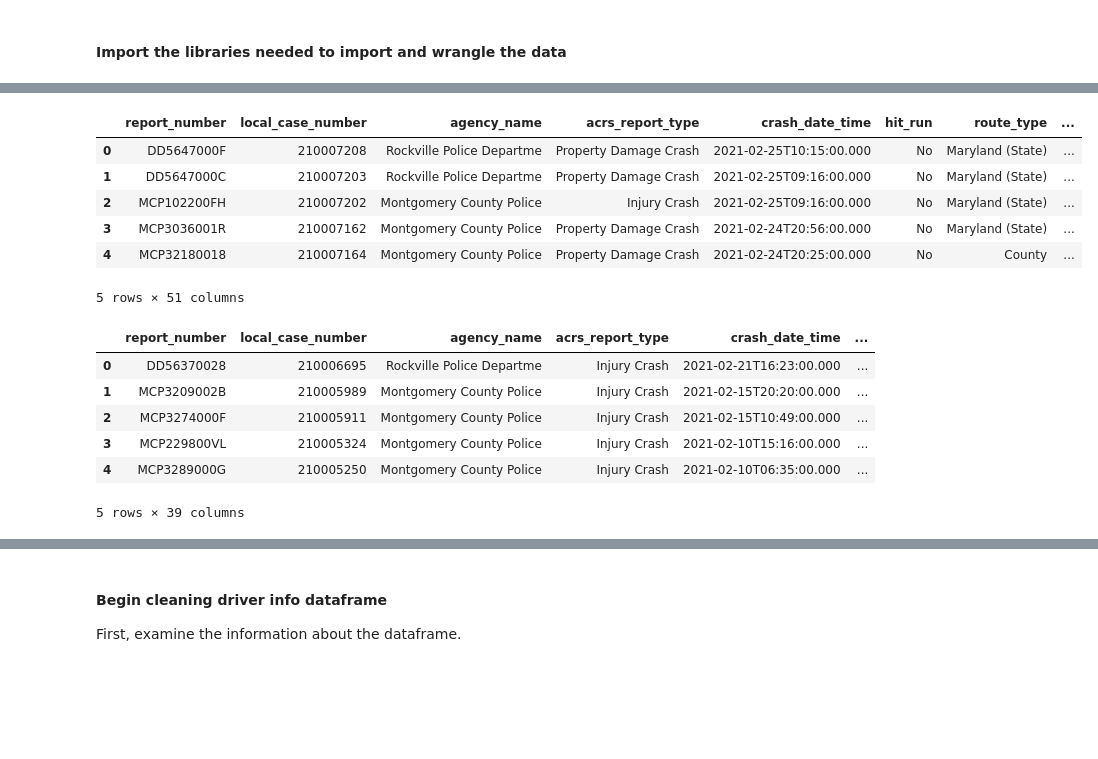
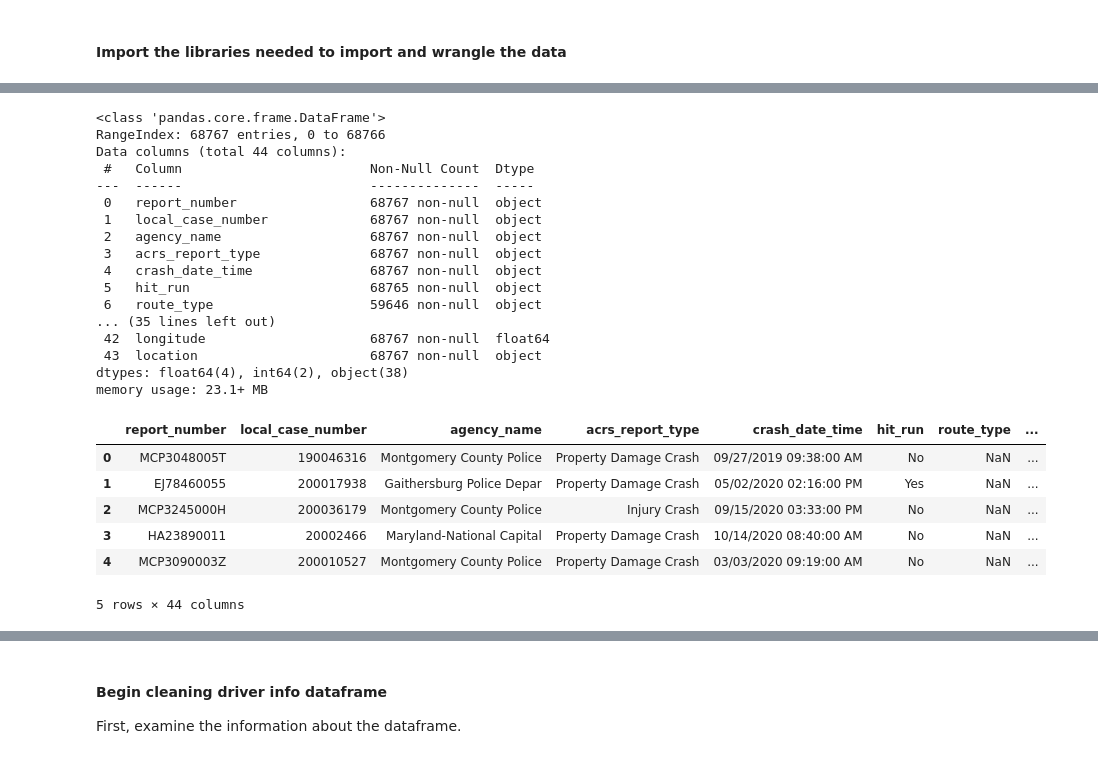
Before and after one commit to MEGlantz/Data205, a Jupyter notebook: visionzerodata.ipynb, the cells around one changed output, grey strips where cells are left out. Saved outputs shown, nothing was run; the diff lists cells and outputs as text; code cells hidden in the pictures; blank space fills up the shorter version.

```diff
--- a/visionzerodata.ipynb
+++ b/visionzerodata.ipynb
@@ -26,22 +58,40 @@ driverdf.head()
+# %%
+# Set column names for consistency
+
+col_names_incidentsdf = ['report_number', 'local_case_number', 'agency_name', 'acrs_report_type', 'crash_date_time', 'hit_run','route_type',
+                     'mile_point', 'mile_point_direction', 'lane_direction', 'lane_number', 'lane_type', 'number_of_lanes', 'direction', 'distance',
+                     'distance_unit', 'road_grade', 'nontraffic', 'road_name', 'cross_street_type', 'cross_street_name', 'off_road_description', 'municipality', 'related_non_motorist',
+                     'at_fault', 'collision_type', 'weather', 'surface_condition', 'light', 'traffic_control', 'driver_substance_abuse', 'non_motorist_substance_abuse',
+                     'first_harmful_event', 'second_harmful_event', 'fixed_object_struck','junction', 'intersection_type', 'intersection_area',
+                     'road_alignment', 'road_condition', 'road_division', 'latitude', 'longitude', 'location']
 # %%
-incidentsdf = pd.DataFrame(requests.get('https://data.montgomerycountymd.gov/resource/bhju-22kf.json').json())
+incidentsdf = pd.read_csv("https://data.montgomerycountymd.gov/api/views/bhju-22kf/rows.csv?accessType=DOWNLOAD", low_memory = False, names = col_names_incidentsdf, skiprows = 1, header = None)
+
+incidentsdf.info()
+
 incidentsdf.head()
 # %% [output]
+<class 'pandas.core.frame.DataFrame'>
+RangeIndex: 68767 entries, 0 to 68766
+Data columns (total 44 columns):
+ #   Column                        Non-Null Count  Dtype
+---  ------                        --------------  -----
+ 0   report_number                 68767 non-null  object
+ 1   local_case_number             68767 non-null  object
+ 2   agency_name                   68767 non-null  object
+ 3   acrs_report_type              68767 non-null  object
+ 4   crash_date_time               68767 non-null  object
+ 5   hit_run                       68765 non-null  object
+ 6   route_type                    59646 non-null  object
+... (35 lines left out)
+ 42  longitude                     68767 non-null  float64
+ 43  location                      68767 non-null  object
+dtypes: float64(4), int64(2), object(38)
+memory usage: 23.1+ MB
 |  | report_number | local_case_number | agency_name | acrs_report_type | crash_date_time | hit_run | route_type | ... |
-| 0 | DD5647000F | 210007208 | Rockville Police Departme | Property Damage Crash | 2021-02-25T10:15:00.000 | No | Maryland (State) | ... |
-| 1 | DD5647000C | 210007203 | Rockville Police Departme | Property Damage Crash | 2021-02-25T09:16:00.000 | No | Maryland (State) | ... |
-| 2 | MCP102200FH | 210007202 | Montgomery County Police | Injury Crash | 2021-02-25T09:16:00.000 | No | Maryland (State) | ... |
-| 3 | MCP3036001R | 210007162 | Montgomery County Police | Property Damage Crash | 2021-02-24T20:56:00.000 | No | Maryland (State) | ... |
-| 4 | MCP32180018 | 210007164 | Montgomery County Police | Property Damage Crash | 2021-02-24T20:25:00.000 | No | County | ... |
+| 0 | MCP3048005T | 190046316 | Montgomery County Police | Property Damage Crash | 09/27/2019 09:38:00 AM | No | NaN | ... |
+| 1 | EJ78460055 | 200017938 | Gaithersburg Police Depar | Property Damage Crash | 05/02/2020 02:16:00 PM | Yes | NaN | ... |
+| 2 | MCP3245000H | 200036179 | Montgomery County Police | Injury Crash | 09/15/2020 03:33:00 PM | No | NaN | ... |
+| 3 | HA23890011 | 20002466 | Maryland-National Capital | Property Damage Crash | 10/14/2020 08:40:00 AM | No | NaN | ... |
+| 4 | MCP3090003Z | 200010527 | Montgomery County Police | Property Damage Crash | 03/03/2020 09:19:00 AM | No | NaN | ... |
-5 rows × 51 columns
+5 rows × 44 columns
-# %%
-nonmotoristdf = pd.DataFrame(requests.get('https://data.montgomerycountymd.gov/resource/n7fk-dce5.json').json())
-nonmotoristdf.head()
-# %% [output]
-|  | report_number | local_case_number | agency_name | acrs_report_type | crash_date_time | ... |
-| 0 | DD56370028 | 210006695 | Rockville Police Departme | Injury Crash | 2021-02-21T16:23:00.000 | ... |
-| 1 | MCP3209002B | 210005989 | Montgomery County Police | Injury Crash | 2021-02-15T20:20:00.000 | ... |
-| 2 | MCP3274000F | 210005911 | Montgomery County Police | Injury Crash | 2021-02-15T10:49:00.000 | ... |
-| 3 | MCP229800VL | 210005324 | Montgomery County Police | Injury Crash | 2021-02-10T15:16:00.000 | ... |
-| 4 | MCP3289000G | 210005250 | Montgomery County Police | Injury Crash | 2021-02-10T06:35:00.000 | ... |
-5 rows × 39 columns
```
Also changed, not shown: parts of 192 cells of this notebook, 4 other files.
